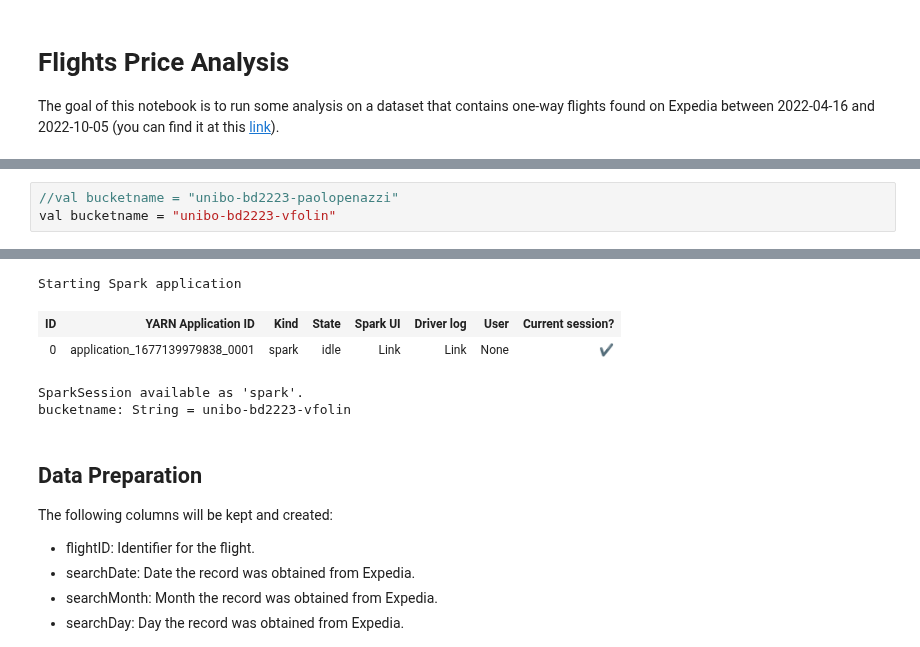
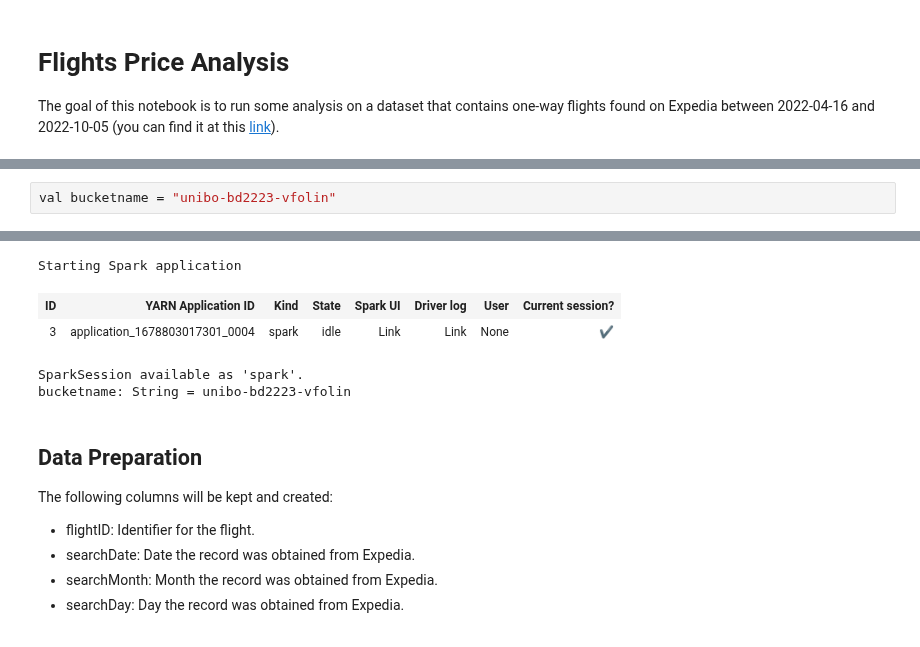
Before and after one commit to veronikafolin/BigData-Project, a Jupyter notebook: notebook.ipynb, the cells around one changed output, grey strips where cells are left out. Drawn from its saved outputs; the diff is of its cells as text.

Commit message:
spark notebook updated

```diff
--- a/notebook.ipynb
+++ b/notebook.ipynb
@@ -5,11 +11,10 @@ The goal of this notebook is to run some analysis on a dataset that contains one
 # %%
-//val bucketname = "unibo-bd2223-paolopenazzi"
 val bucketname = "unibo-bd2223-vfolin"
 # %% [output]
 [interactive output not drawn]
 Starting Spark application
 | ID | YARN Application ID | Kind | State | Spark UI | Driver log | User | Current session? |
-| 0 | application_1677139979838_0001 | spark | idle | Link | Link | None | ✔ |
+| 3 | application_1678803017301_0004 | spark | idle | Link | Link | None | ✔ |
 SparkSession available as 'spark'.
 bucketname: String = unibo-bd2223-vfolin
 # %% [markdown]
```
Also changed, not shown: parts of 77 cells of this notebook.
